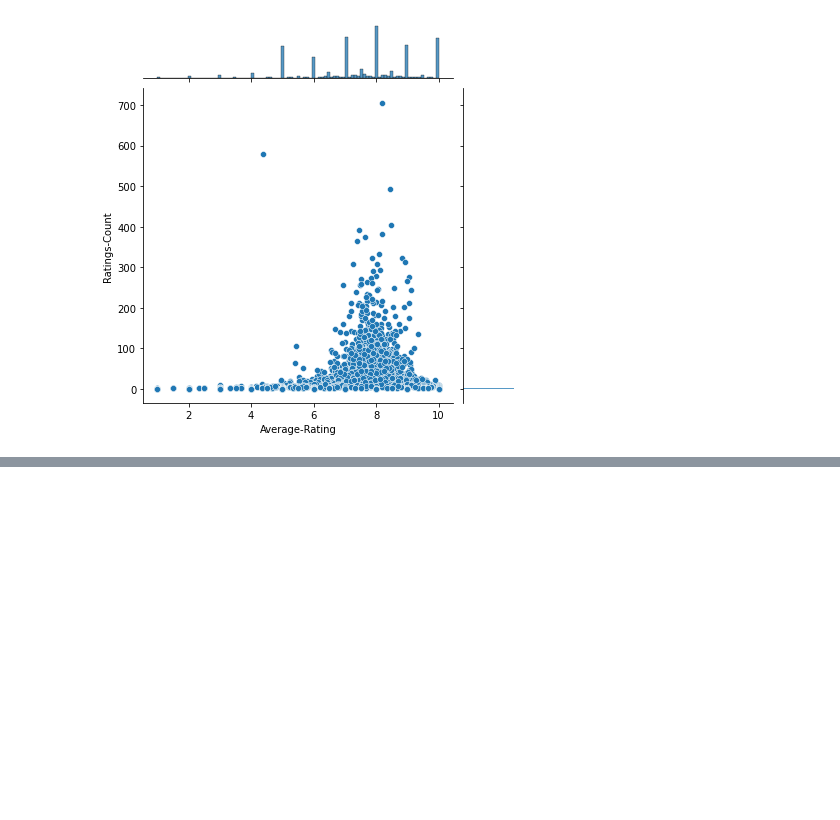
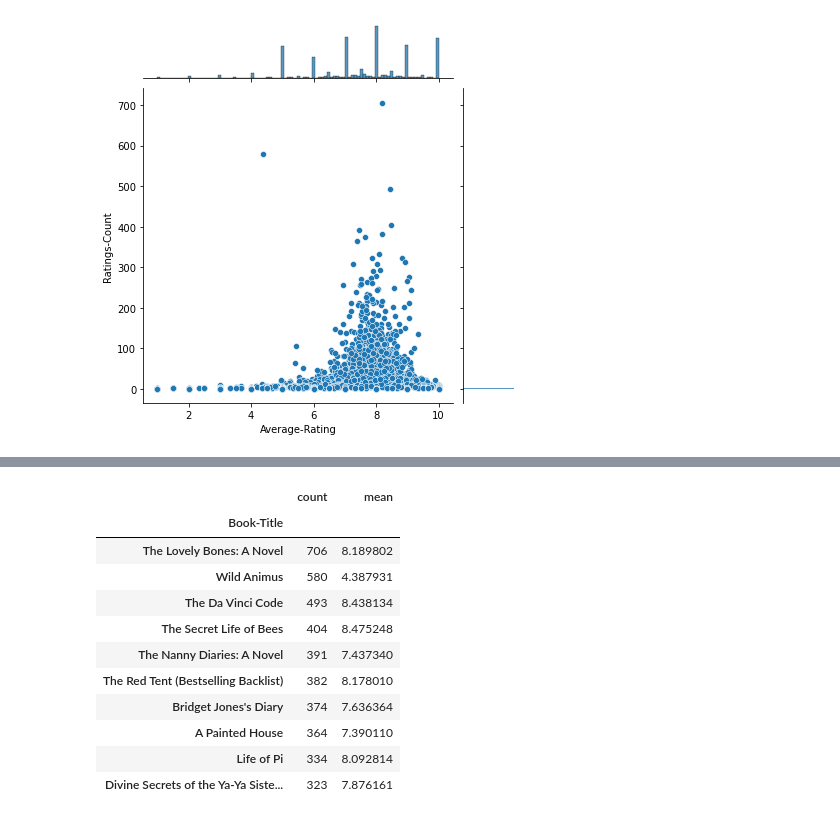
Before and after one commit to tyedem/Books-Recommendation-System, a Jupyter notebook: recommendations.ipynb, the cells around one changed output, grey strips where cells are left out. Cells and saved outputs as stored; diff of their text form; code cells hidden in the pictures; blank space fills up the shorter version.

```diff
--- a/recommendations.ipynb
+++ b/recommendations.ipynb
@@ -192,0 +236,19 @@ books_user_ratings_df['Book-Title'].isin(['Brave New World']).sum()
+# %%
+books_stats = books_user_ratings_df.groupby('Book-Title')[['Book-Rating']].agg(['count', 'mean'])
+books_stats.columns = books_stats.columns.droplevel()
+# %%
+# Top 10 ratings count
+books_stats.sort_values(by='count', ascending=False).head(10)
+# %% [output]
+|  | count | mean |
+| Book-Title |  |  |
+| The Lovely Bones: A Novel | 706 | 8.189802 |
+| Wild Animus | 580 | 4.387931 |
+| The Da Vinci Code | 493 | 8.438134 |
+| The Secret Life of Bees | 404 | 8.475248 |
+| The Nanny Diaries: A Novel | 391 | 7.437340 |
+| The Red Tent (Bestselling Backlist) | 382 | 8.178010 |
+| Bridget Jones's Diary | 374 | 7.636364 |
+| A Painted House | 364 | 7.390110 |
+| Life of Pi | 334 | 8.092814 |
+| Divine Secrets of the Ya-Ya Siste... | 323 | 7.876161 |
```
Also changed, not shown: parts of 31 cells of this notebook.
